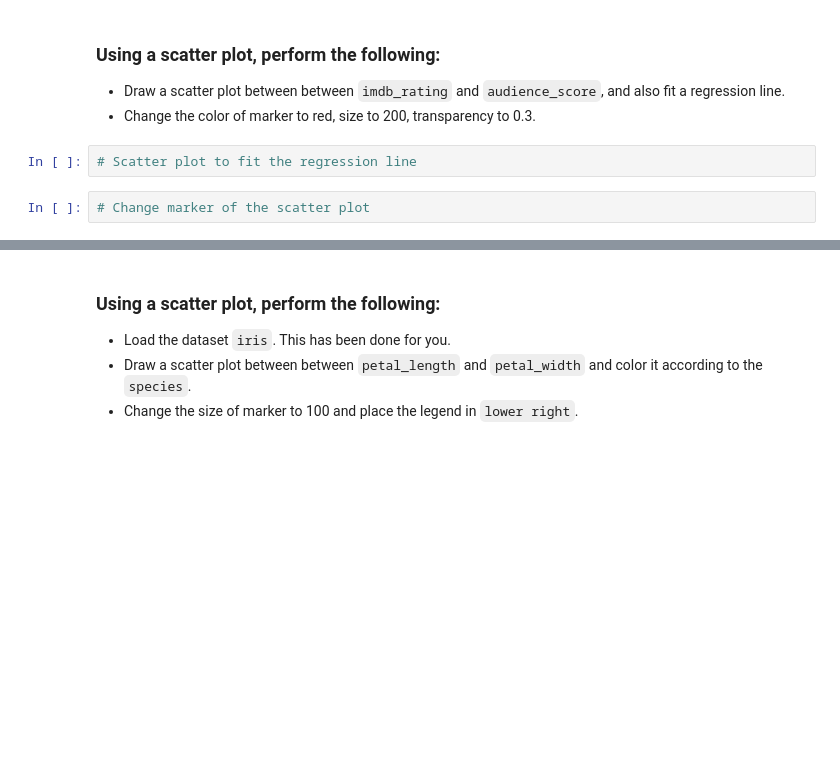
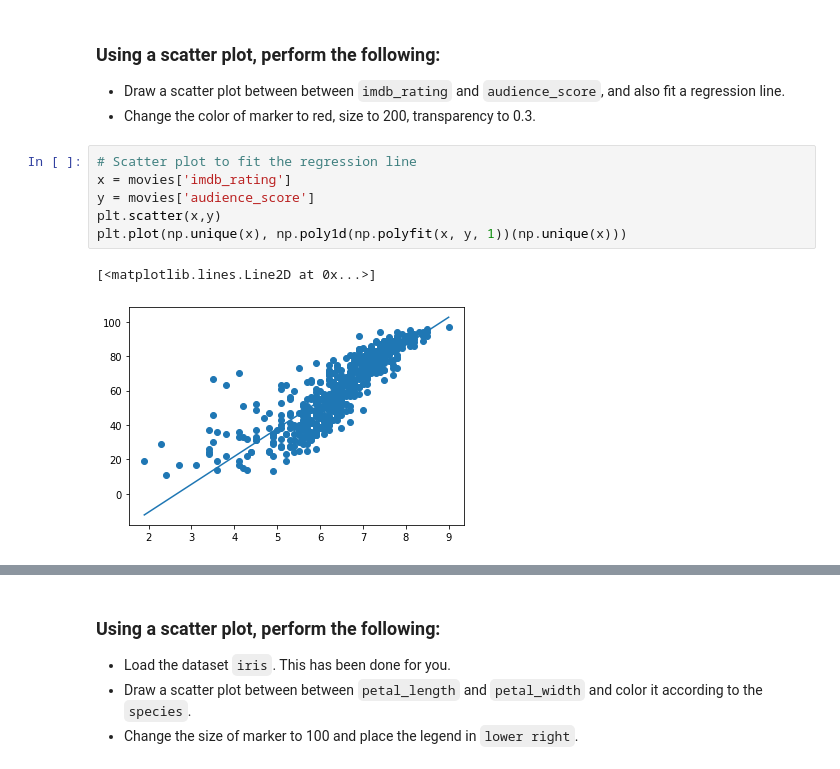
Before and after one commit to harshapriyanka/MachineLearning, a Jupyter notebook: SHALA-2020/Assignments/DataScience/L3/DS_Assignment_3_Solution.ipynb, the cells around one changed output, grey strips where cells are left out. Drawn from its saved outputs; the diff is of its cells as text; blank space fills up the shorter version.

````diff
--- a/SHALA-2020/Assignments/DataScience/L3/DS_Assignment_3_Solution.ipynb
+++ b/SHALA-2020/Assignments/DataScience/L3/DS_Assignment_3_Solution.ipynb
@@ -146,7 +146,12 @@ feature.
 
 * Draw a scatter plot between between ```imdb_rating``` and ```audience_score```, and also fit a regression line.
 * Change the color of marker to red, size to 200, transparency to 0.3.
-# %%
-# Scatter plot to fit the regression line
-# %%
-# Change marker of the scatter plot
+# %%
+# Scatter plot to fit the regression line
+x = movies['imdb_rating']
+y = movies['audience_score']
+plt.scatter(x,y)
+plt.plot(np.unique(x), np.poly1d(np.polyfit(x, y, 1))(np.unique(x)))
+# %% [output]
+[<matplotlib.lines.Line2D at 0x...>]
+[figure, added]
````
Also changed, not shown: parts of 8 cells of this notebook.
